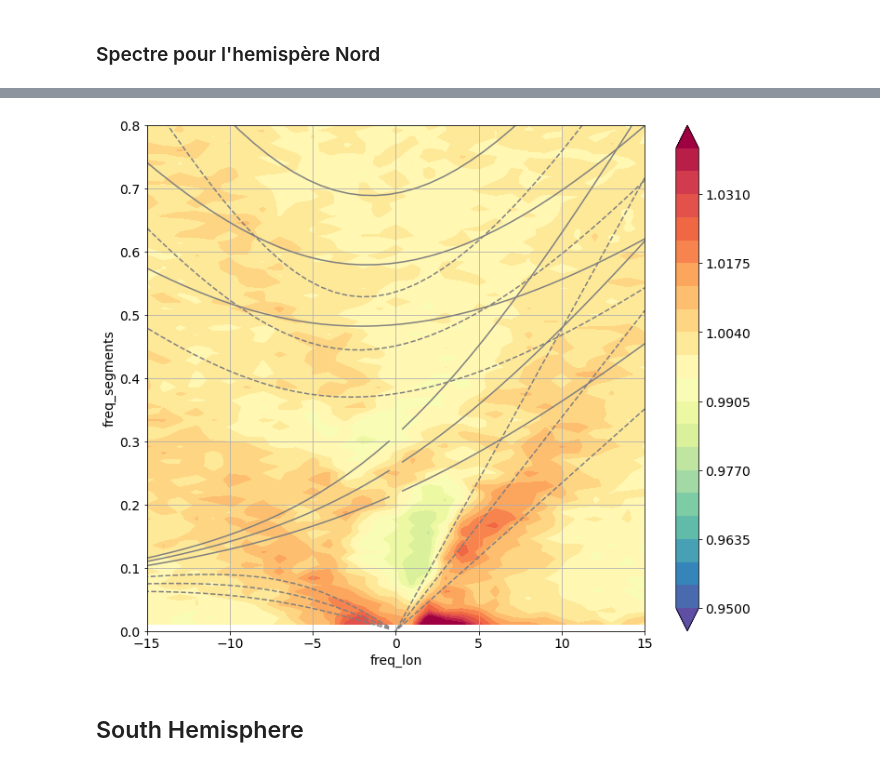
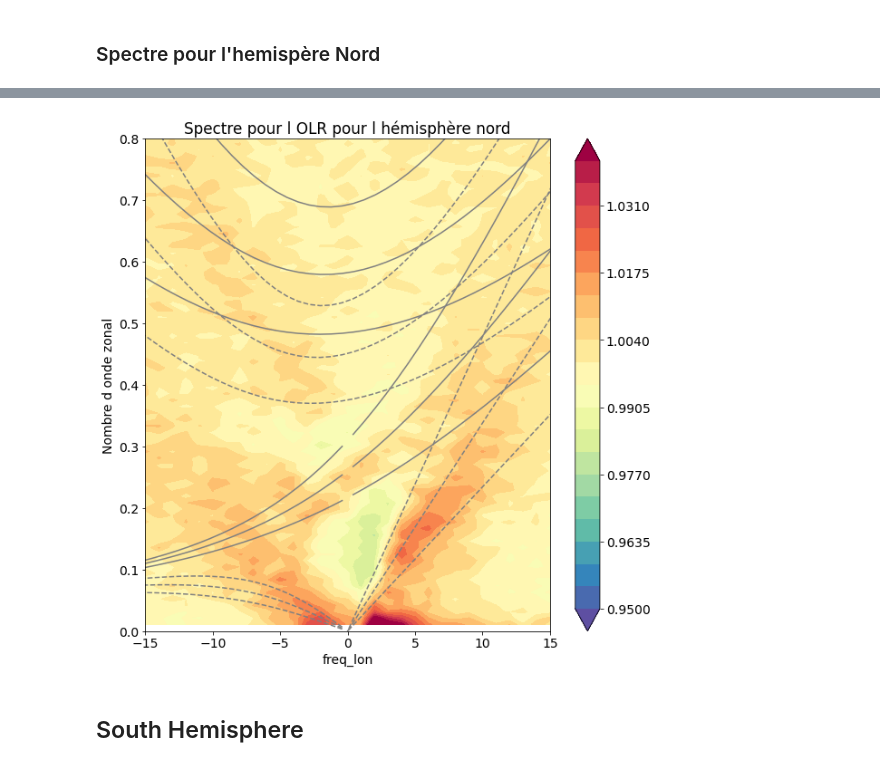
Before and after one commit to durandy86/TOWEL, a Jupyter notebook: SPECTRUM/TF_ANOMALY_2D_OLR_SPECTRUM_ERA5_ANALYSIS_byHemi.ipynb, the cells around one changed output, grey strips where cells are left out. Saved outputs shown, nothing was run; the diff lists cells and outputs as text; code cells hidden in the pictures.

```diff
--- a/SPECTRUM/TF_ANOMALY_2D_OLR_SPECTRUM_ERA5_ANALYSIS_byHemi.ipynb
+++ b/SPECTRUM/TF_ANOMALY_2D_OLR_SPECTRUM_ERA5_ANALYSIS_byHemi.ipynb
@@ -299,5 +299,6 @@ for f in filenames:
 
 ds = xr.concat(datasets, dim='time', coords='minimal', compat='override')
 ds = ds.isel(time = slice(0,None,2))
-ds_NH = ds.where(ds.lat > 0, 0)
-ds_SH = ds.where(ds.lat < 0, 0)
+ds_NH = ds.sel(lat = slice(0,None)).copy()
+ds_SH = ds.sel(lat = slice(None,0)).copy()
+ds
@@ -365,7 +408,12 @@ test.loc[{'freq_segments':0}] = np.nan
 
 _tcwvhat = xu.log10(test)
 
-_tcwvhat.plot.contourf(x='freq_lon', y = 'freq_segments', ylim = [-0,0.5], xlim =[-15,15], levels = 20,
-                       cmap='Spectral_r')
+
+plt.rc("figure", figsize=(10,10))
+_tcwvhat.plot.contourf(x='freq_lon', y = 'freq_segments', ylim = [-0,0.8], xlim =[-15,15], levels = 20,
+                       cmap='Spectral_r', add_colorbar = False)
+plt.ylabel('CPD')
+plt.ylabel('Nombre d onde zonal')
+plt.title('Spectre pour de l OLR pour l hémisphère sud')
 plt.grid()
 # %% [output]
@@ -373,26 +421,27 @@ plt.grid()
 # %%
-# separate components
-z2 = z_final
-
 # normalize
-nspec = z2 / background
+nspec = z_final / background
 nspec['freq_lon'] = wavenumber
 # %%
 plt.figure()
 nspec.plot.contourf(x='freq_lon', y = 'freq_segments', ylim = [-0,0.8], xlim =[-15,15], levels = 21, vmin=0.95, vmax = 1.04,
                        cmap='Spectral_r')
 for ii in range(0,3):
     plt.plot(swk[ii, 0,:], swf[ii,0,:], color='grey')
     plt.plot(swk[ii, 1,:], swf[ii,1,:], color='grey')
     plt.plot(swk[ii, 2,:], swf[ii,2,:], color='grey')
 for ii in range(3,6):
     plt.plot(swk[ii, 0,:], swf[ii,0,:], color='grey', linestyle='dashed')
     plt.plot(swk[ii, 1,:], swf[ii,1,:], color='grey', linestyle='dashed')
     plt.plot(swk[ii, 2,:], swf[ii,2,:], color='grey', linestyle='dashed')
 plt.grid()
+plt.ylabel('CPD')
+plt.ylabel('Nombre d onde zonal')
+plt.title('Spectre pour l OLR pour l hémisphère nord')
+plt.grid()
 plt.show()
 # %% [output]
-[figure, old version]
+[figure, new version]
 # %% [markdown]
 ## South Hemisphere
 # %%
```
Also changed, not shown: parts of 12 cells of this notebook, 49 other files.
